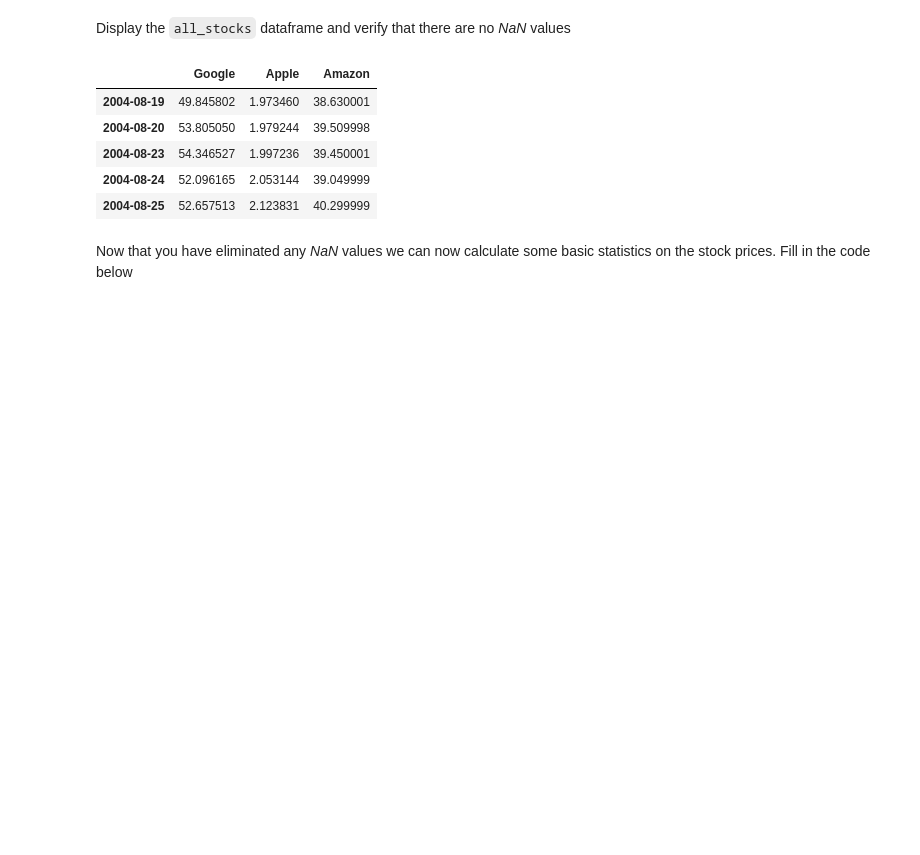
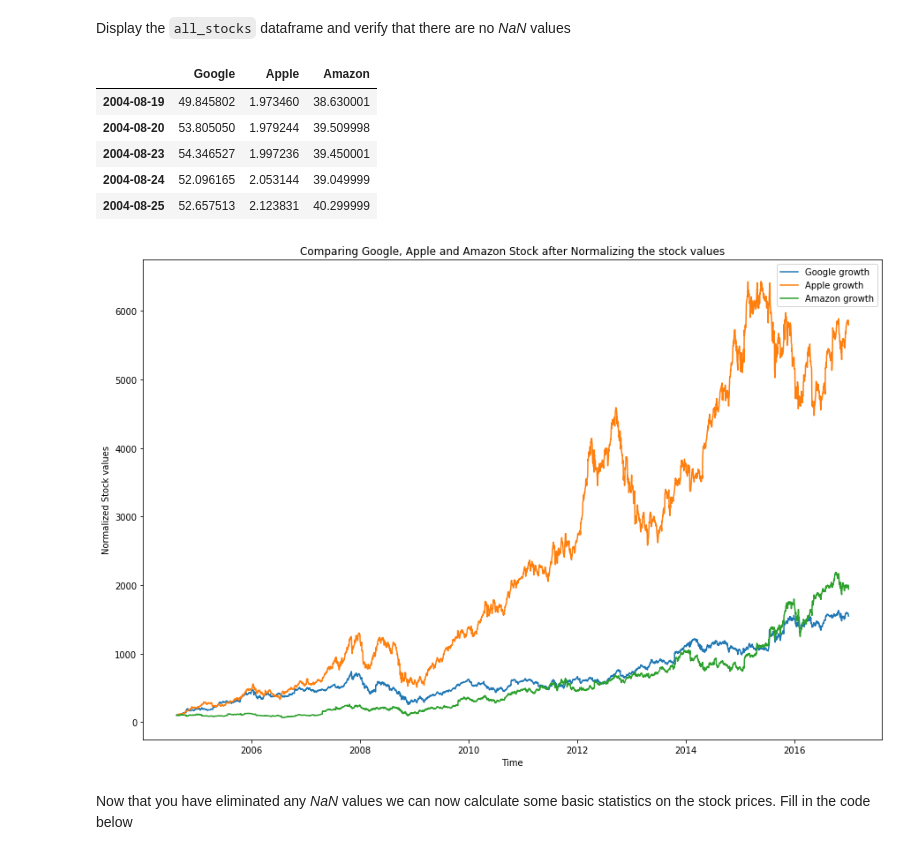
Before and after one commit to Clare-Joyce/AIPND, a Jupyter notebook: Pandas Mini-Project/Statistics from Stock Data.ipynb, the cells around one changed output. Drawn from its saved outputs; the diff is of its cells as text; code cells hidden in the pictures; blank space fills up the shorter version.

Commit message:
Comparing Normalized Google, Apple and Amazon Stock Values

```diff
--- a/Pandas Mini-Project/Statistics from Stock Data.ipynb
+++ b/Pandas Mini-Project/Statistics from Stock Data.ipynb
@@ -201,6 +194,23 @@ all_stocks.head()
 | 2004-08-23 | 54.346527 | 1.997236 | 39.450001 |
 | 2004-08-24 | 52.096165 | 2.053144 | 39.049999 |
 | 2004-08-25 | 52.657513 | 2.123831 | 40.299999 |
+# %%
+## Normalize
+google_growth = all_stocks['Google'] / all_stocks['Google'].iloc[0] *100
+apple_growth = all_stocks['Apple'] / all_stocks['Apple'].iloc[0] *100
+amazon_growth = all_stocks['Amazon'] / all_stocks['Amazon'].iloc[0] *100
+
+plt.figure(figsize=(15, 10))
+plt.plot(google_growth, label='Google growth')
+plt.plot(apple_growth, label='Apple growth' )
+plt.plot(amazon_growth, label='Amazon growth')
+plt.title("Comparing NGoogle, Apple and Amazon Stock after Normalizing the stock values")
+plt.xlabel("Time")
+plt.ylabel("Normalized Stock values")
+plt.legend()
+plt.show()
+# %% [output]
+[figure, added]
 # %% [markdown]
 Now that you have eliminated any *NaN* values we can now calculate some basic statistics on the stock prices. Fill in the code below
 # %%
```
Also changed, not shown: parts of 2 cells of this notebook.
